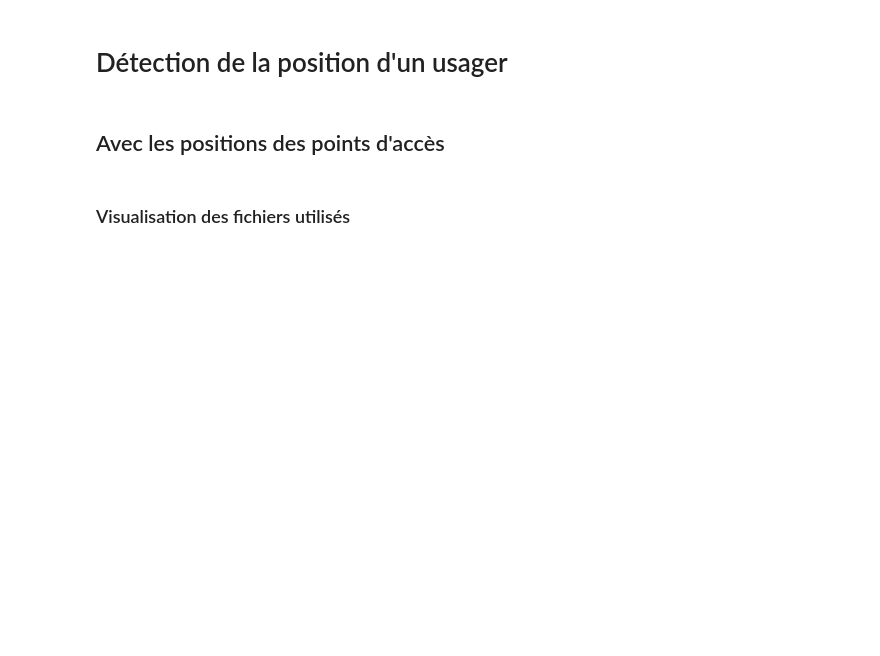
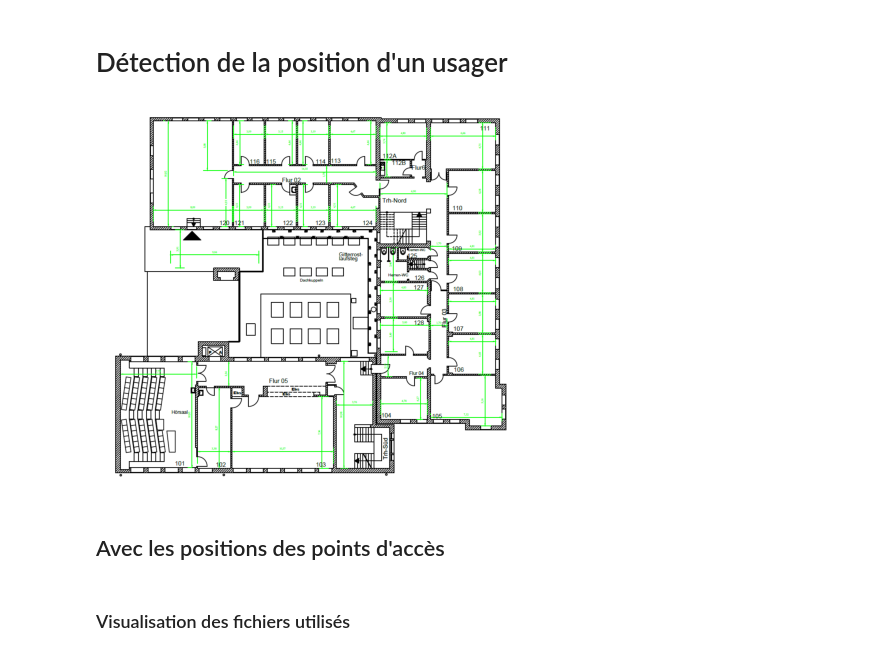
Before and after one commit to MbeHenri/detect_user_building, a Jupyter notebook: main.ipynb, the cells around one changed output. Cells and saved outputs as stored; diff of their text form; code cells hidden in the pictures; blank space fills up the shorter version.

Commit message:
ajout de l'affichage sur le plan du batiment

```diff
--- a/main.ipynb
+++ b/main.ipynb
@@ -3,3 +6,12 @@
+# %%
+ECHELLE = 100
+image_batiment = openImage("./images/batiment.png")
+# %%
+plt.imshow(image_batiment)
+plt.axis('off')
+plt.show()
+# %% [output]
+[figure, added]
 # %% [markdown]
 ## Avec les positions des points d'accès
 # %% [markdown]
```
Also changed, not shown: parts of 8 cells of this notebook, 12 other files.
